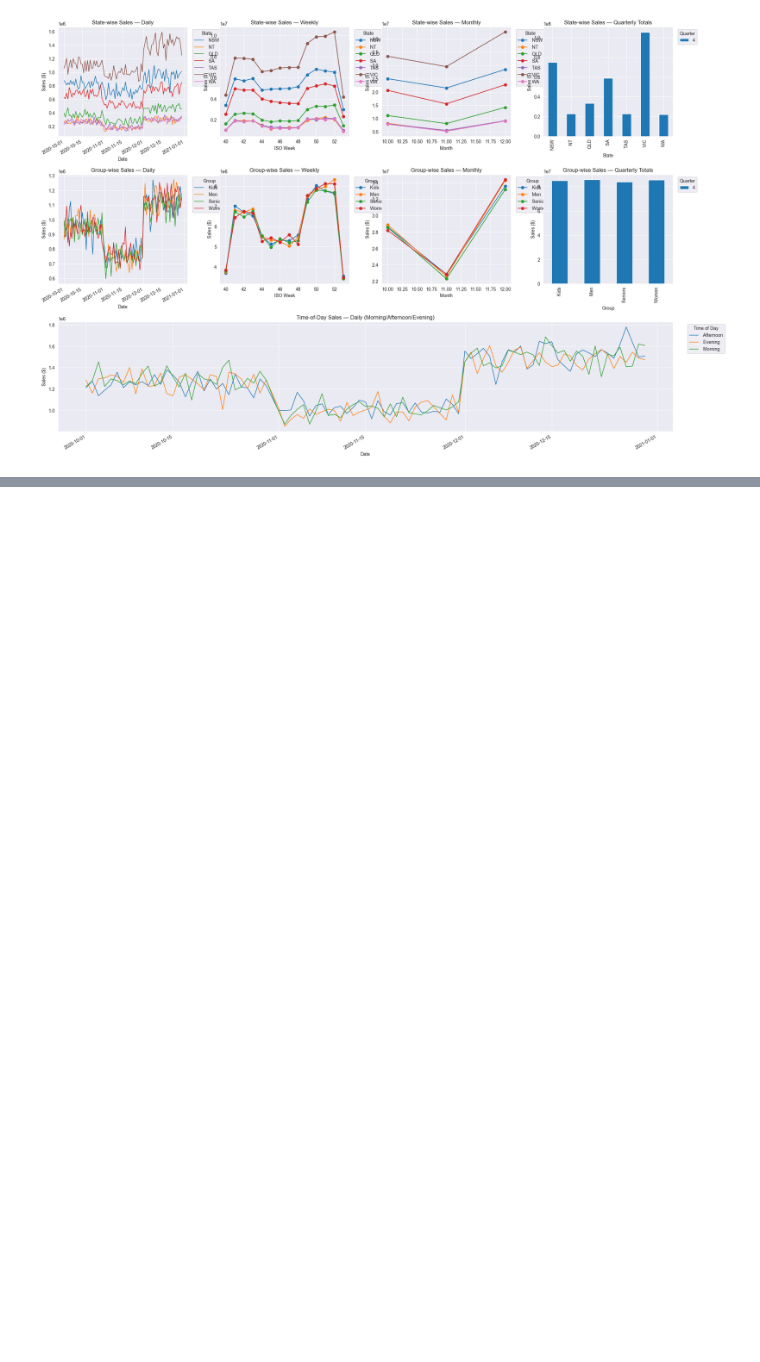
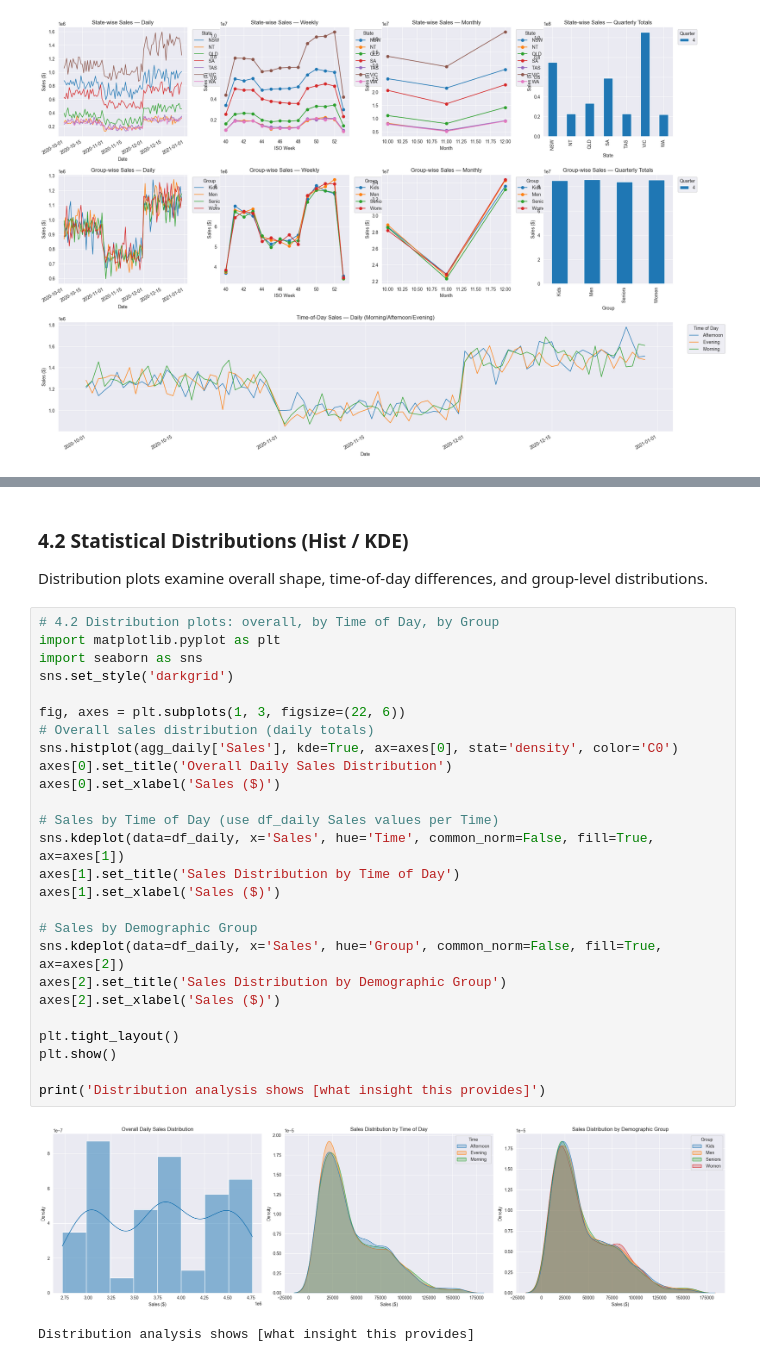
Before and after one commit to parkervw/applied-data-science-with-python-sales-analysis, a Jupyter notebook: scripts/sales_analysis.ipynb, the cells around one changed output, grey strips where cells are left out. Saved outputs shown, nothing was run; the diff lists cells and outputs as text; blank space fills up the shorter version.

```diff
--- a/scripts/sales_analysis.ipynb
+++ b/scripts/sales_analysis.ipynb
@@ -466,0 +509,32 @@ Dashboard saved to: dashboard_section_3b.png
+# %% [markdown]
+### 4.2 Statistical Distributions (Hist / KDE)
+Distribution plots examine overall shape, time-of-day differences, and group-level distributions.
+# %%
+# 4.2 Distribution plots: overall, by Time of Day, by Group
+import matplotlib.pyplot as plt
+import seaborn as sns
+sns.set_style('darkgrid')
+
+fig, axes = plt.subplots(1, 3, figsize=(22, 6))
+# Overall sales distribution (daily totals)
+sns.histplot(agg_daily['Sales'], kde=True, ax=axes[0], stat='density', color='C0')
+axes[0].set_title('Overall Daily Sales Distribution')
+axes[0].set_xlabel('Sales ($)')
+
+# Sales by Time of Day (use df_daily Sales values per Time)
+sns.kdeplot(data=df_daily, x='Sales', hue='Time', common_norm=False, fill=True, ax=axes[1])
+axes[1].set_title('Sales Distribution by Time of Day')
+axes[1].set_xlabel('Sales ($)')
+
+# Sales by Demographic Group
+sns.kdeplot(data=df_daily, x='Sales', hue='Group', common_norm=False, fill=True, ax=axes[2])
+axes[2].set_title('Sales Distribution by Demographic Group')
+axes[2].set_xlabel('Sales ($)')
+
+plt.tight_layout()
+plt.show()
+
+print('Distribution analysis shows [what insight this provides]')
+# %% [output]
+[figure, added]
+Distribution analysis shows [what insight this provides]
```
Also changed, not shown: parts of 6 cells of this notebook.
